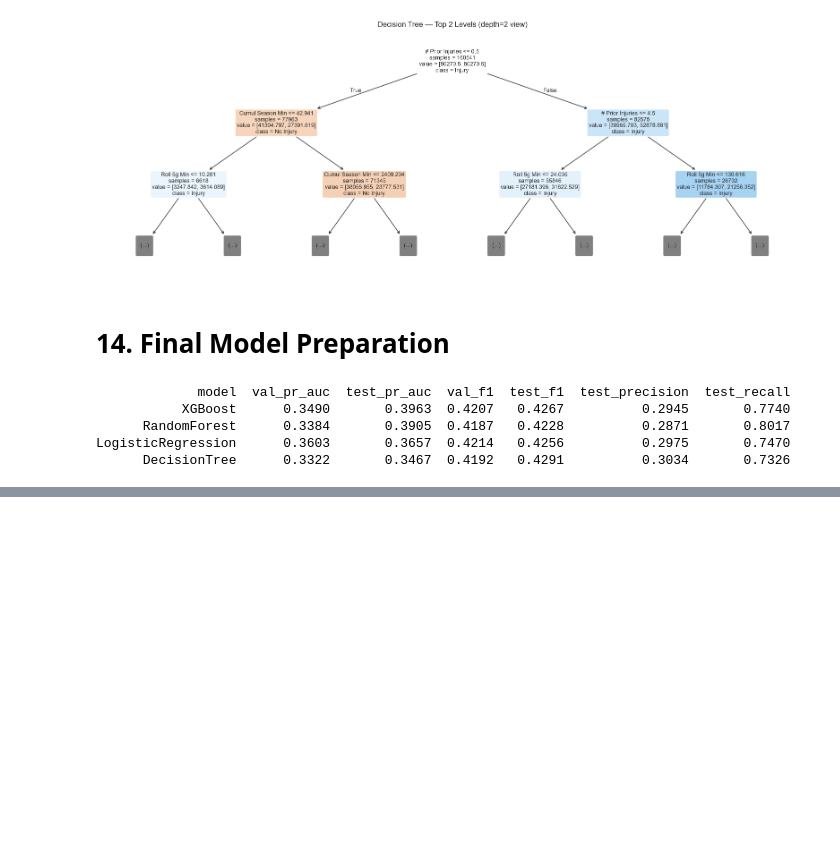
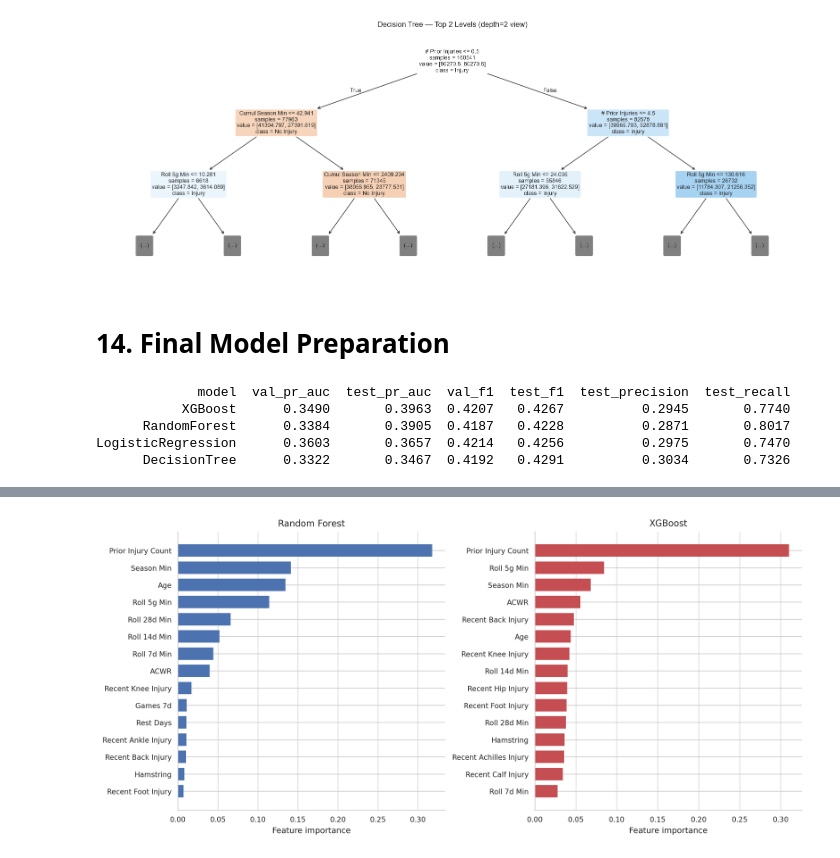
Before and after one commit to tumbrelpeanuts/nba-injury-risk, a Jupyter notebook: notebooks/05_modeling.ipynb, the cells around one changed output, grey strips where cells are left out. Cells and saved outputs as stored; diff of their text form; code cells hidden in the pictures; blank space fills up the shorter version.

Commit message:
modified graphs

```diff
--- a/notebooks/05_modeling.ipynb
+++ b/notebooks/05_modeling.ipynb
@@ -1352,0 +1406,79 @@ LogisticRegression      0.3603       0.3657  0.4214   0.4256          0.2975
+# %%
+TOP_N = 15  # how many features to show per plot
+
+# ------------------------------------------------------------------
+# 1. Random Forest feature importance
+# ------------------------------------------------------------------
+rf_model = test_models["RandomForest"]
+rf_imp = pd.Series(rf_model.feature_importances_, index=short_names) \
+           .sort_values(ascending=False).head(TOP_N)
+
+# ------------------------------------------------------------------
+# 2. XGBoost feature importance
+# ------------------------------------------------------------------
+xgb_model = test_models["XGBoost"]
+xgb_imp = pd.Series(xgb_model.feature_importances_, index=short_names) \
+            .sort_values(ascending=False).head(TOP_N)
+
+# ------------------------------------------------------------------
+# Publication-style defaults
+# ------------------------------------------------------------------
+plt.rcParams.update({
+    "font.family": "DejaVu Sans",
+    "font.size": 9,
+    "axes.titlesize": 10,
+    "axes.labelsize": 9,
+    "xtick.labelsize": 8,
+    "ytick.labelsize": 8,
+    "figure.dpi": 300,
+    "savefig.dpi": 300,
+})
+
+# ------------------------------------------------------------------
+# Plot: 1x2 panels
+# ------------------------------------------------------------------
+fig, axes = plt.subplots(1, 2, figsize=(11, 5), constrained_layout=True)
+
+# Shared styling
+for ax in axes:
+    ax.grid(axis="x", color="0.85", linewidth=0.8)
+    ax.set_axisbelow(True)
+    ax.spines["top"].set_visible(False)
+    ax.spines["right"].set_visible(False)
+
+# --- Random Forest ---
+ax = axes[0]
+ax.barh(
+    rf_imp.index[::-1],
+    rf_imp.values[::-1],
+    color="#4C72B0",
+    edgecolor="none",
+    height=0.72,
+)
+ax.set_title("Random Forest")
+ax.set_xlabel("Feature importance")
+ax.tick_params(labelsize=8)
+
+# --- XGBoost ---
+ax = axes[1]
+ax.barh(
+    xgb_imp.index[::-1],
+    xgb_imp.values[::-1],
+    color="#C44E52",
+    edgecolor="none",
+    height=0.72,
+)
+ax.set_title("XGBoost")
+ax.set_xlabel("Feature importance")
+ax.tick_params(labelsize=8)
+
+# fig.suptitle("Ensemble Feature Importance (Test Set, 2022–23)", fontsize=11)
+plt.savefig(
+    "../docs/reports/images/ensemble_feature_importances_test.png",
+    dpi=300,
+    bbox_inches="tight",
+    facecolor="white",
+)
+plt.show()
+# %% [output]
+[figure, added]
```
Also changed, not shown: parts of 9 cells of this notebook.
